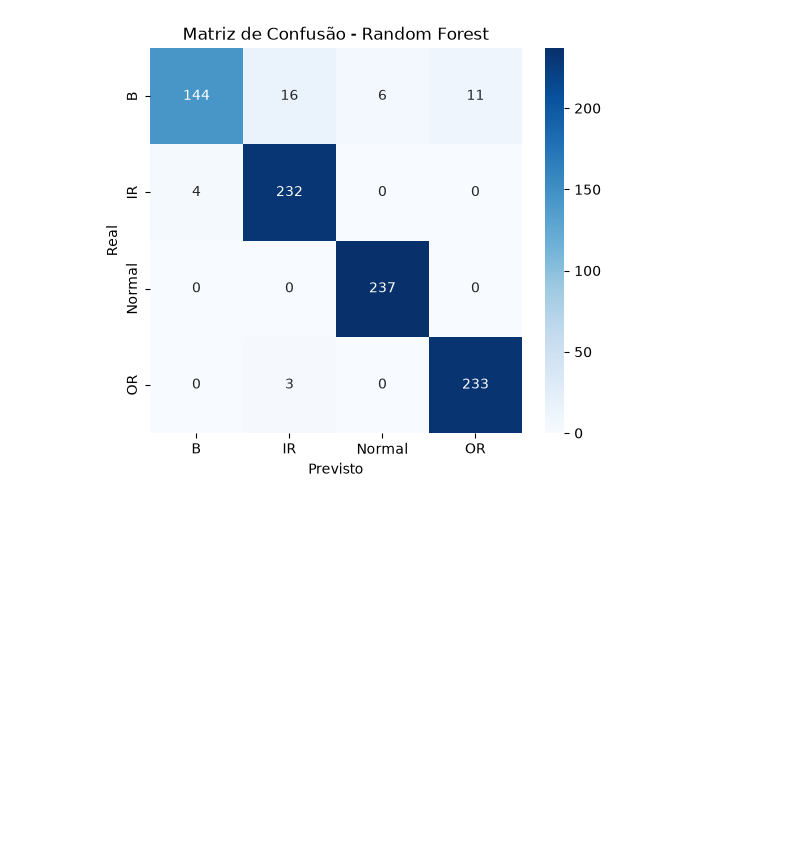
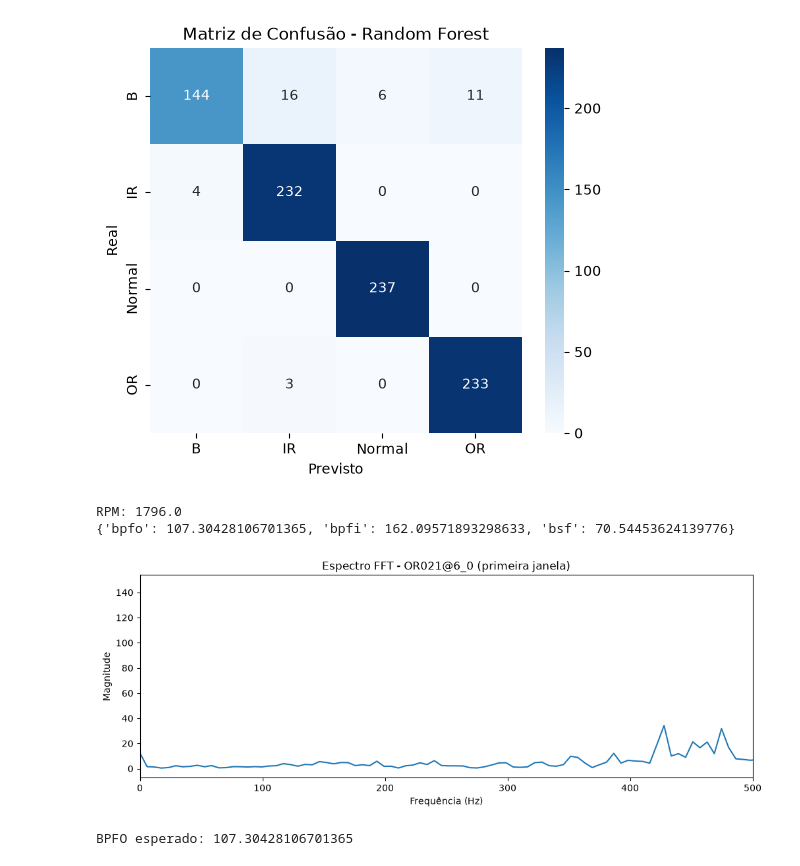
Before and after one commit to jaimeMAJ/railway-bearing-fault-classification, a Jupyter notebook: notebooks/01_exploracao_dataset.ipynb, the cells around one changed output. Drawn from its saved outputs; the diff is of its cells as text; code cells hidden in the pictures; blank space fills up the shorter version.

```diff
--- a/notebooks/01_exploracao_dataset.ipynb
+++ b/notebooks/01_exploracao_dataset.ipynb
@@ -378,3 +364,52 @@ plt.title("Matriz de Confusão - Random Forest")
 plt.show()
 # %% [output]
 [figure]
+# %%
+rpm_teste = carregar_rpm("../data/raw/Normal_0.mat")
+print("RPM:", rpm_teste)
+
+frequencias = calcular_frequencias_falha(rpm_teste)
+print(frequencias)
+# %% [output]
+RPM: 1796.0
+{'bpfo': 107.30428106701365, 'bpfi': 162.09571893298633, 'bsf': 70.54453624139776}
+# %%
+import numpy as np
+
+def calcular_fft(janela: np.ndarray, taxa_amostragem: int = 12000) -> tuple:
+    """
+    Calcula o espectro de frequência (FFT) de uma janela de sinal.
+
+    Retorna:
+    - frequencias: os valores de frequência (eixo X do espectro), em Hz
+    - magnitudes: a intensidade de cada frequência (eixo Y do espectro)
+    """
+    n = len(janela)
+
+    fft_bruta = np.fft.fft(janela)
+    magnitudes = np.abs(fft_bruta)
+
+    frequencias = np.fft.fftfreq(n, d=1/taxa_amostragem)
+
+    metade = n // 2
+    return frequencias[:metade], magnitudes[:metade]
+# %%
+import matplotlib.pyplot as plt
+
+sinal_or = carregar_sinal("../data/raw/OR021@6_0.mat")
+janela_or = segmentar_sinal(sinal_or, 2048)[0]
+
+freqs, mags = calcular_fft(janela_or)
+
+plt.figure(figsize=(12, 4))
+plt.plot(freqs, mags)
+plt.xlabel("Frequência (Hz)")
+plt.ylabel("Magnitude")
+plt.title("Espectro FFT - OR021@6_0 (primeira janela)")
+plt.xlim(0, 500)
+plt.show()
+
+print("BPFO esperado:", calcular_frequencias_falha(carregar_rpm("../data/raw/OR021@6_0.mat"))["bpfo"])
+# %% [output]
+[figure, added]
+BPFO esperado: 107.30428106701365
```
Also changed, not shown: parts of 18 cells of this notebook, 22 other files.
